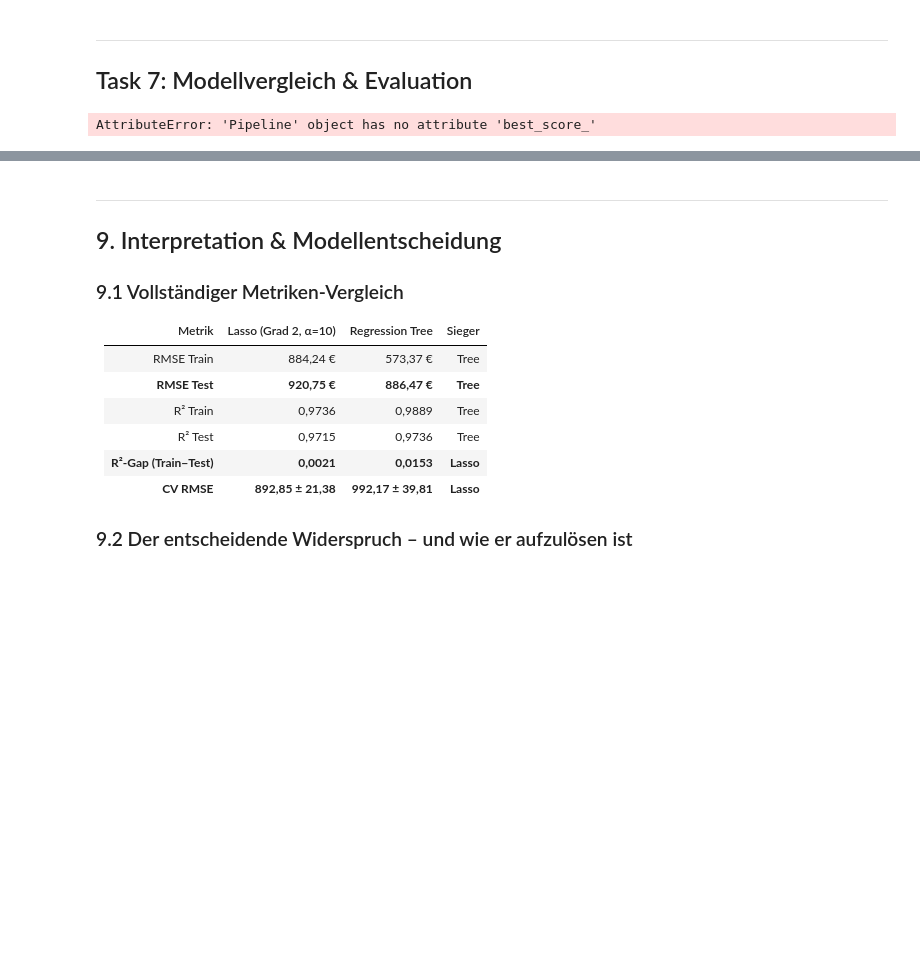
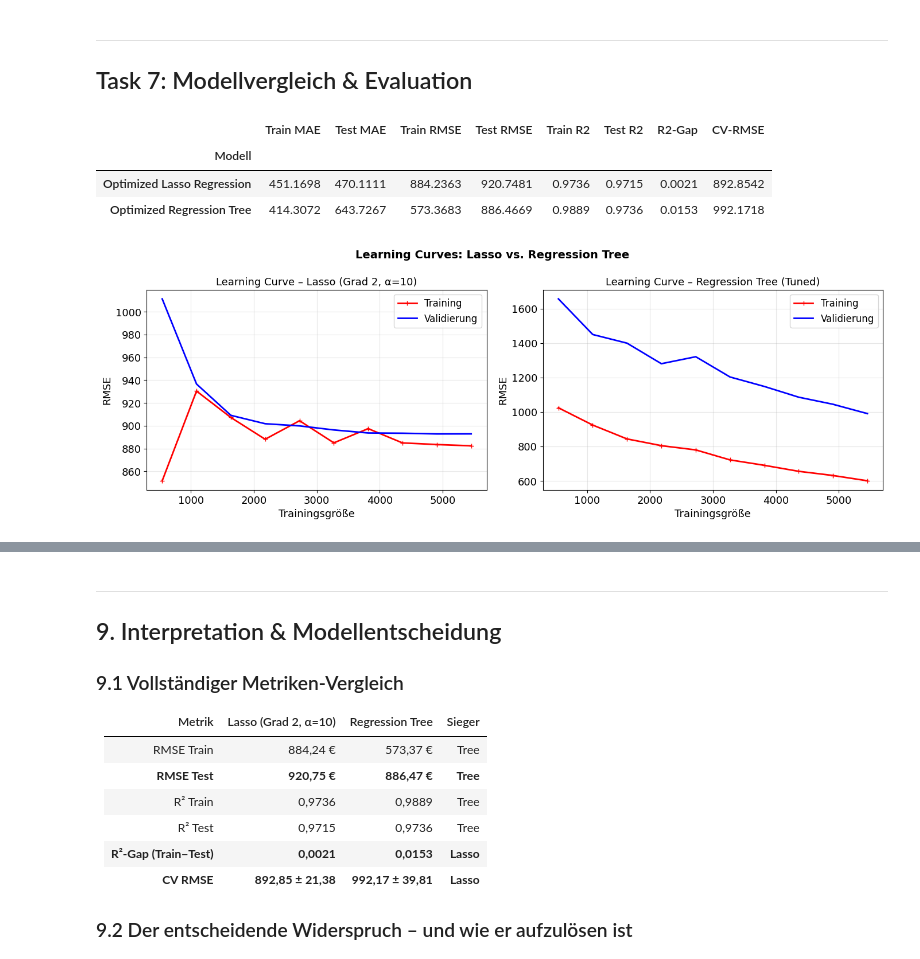
Before and after one commit to PatrickSchubert-Munich/DataScience_and_ML_Assignment, a Jupyter notebook: 02_regression/Assignment_02_2130238.ipynb, the cells around one changed output, grey strips where cells are left out. Drawn from its saved outputs; the diff is of its cells as text; code cells hidden in the pictures; blank space fills up the shorter version.

Commit message:
delete one plot for comparison in task 7

```diff
--- a/02_regression/Assignment_02_2130238.ipynb
+++ b/02_regression/Assignment_02_2130238.ipynb
@@ -1329,11 +1329,14 @@ def evaluate_model(model, model_name, cv_rmse):
         'CV-RMSE': cv_rmse
     }
 
-ridge_results = evaluate_model(best_lasso, 'Optimized Ridge Regression', -best_lasso.best_score_)
-tree_results = evaluate_model(best_lasso, 'Optimized Regression Tree', -best_lasso.best_score_)
+lasso_results = evaluate_model(best_lasso, 'Optimized Lasso Regression', -grid_lasso.best_score_)
+tree_results  = evaluate_model(best_tree,  'Optimized Regression Tree',  -tree_grid.best_score_)
 
-comparison_df = pd.DataFrame([ridge_results, tree_results]).set_index('Modell')
+comparison_df = pd.DataFrame([lasso_results, tree_results]).set_index('Modell')
 pd.set_option('display.float_format', '{:.4f}'.format)
 comparison_df
 # %% [output]
-AttributeError: 'Pipeline' object has no attribute 'best_score_'
+|  | Train MAE | Test MAE | Train RMSE | Test RMSE | Train R2 | Test R2 | R2-Gap | CV-RMSE |
+| Modell |  |  |  |  |  |  |  |  |
+| Optimized Lasso Regression | 451.1698 | 470.1111 | 884.2363 | 920.7481 | 0.9736 | 0.9715 | 0.0021 | 892.8542 |
+| Optimized Regression Tree | 414.3072 | 643.7267 | 573.3683 | 886.4669 | 0.9889 | 0.9736 | 0.0153 | 992.1718 |
@@ -1418,29 +1343,31 @@ plt.show()
 # %%
 fig, axes = plt.subplots(1, 2, figsize=(14, 5))
 
 for ax, model, title in zip(
     axes,
-    [lasso_model, tree_model],
+    [best_lasso, best_tree],
     ['Lasso (Grad 2, α=10)', 'Regression Tree (Tuned)']
 ):
     sizes, tr_scores, va_scores = learning_curve(
         model, X_train, y_train,
         cv=KFold(n_splits=5, shuffle=True, random_state=RANDOM_STATE),
         train_sizes=np.linspace(0.1, 1.0, 10),
         scoring='neg_root_mean_squared_error',
         n_jobs=-1
     )
     ax.plot(sizes, -tr_scores.mean(axis=1), 'r-+', linewidth=2, label='Training')
     ax.plot(sizes, -va_scores.mean(axis=1), 'b-',  linewidth=2, label='Validierung')
     ax.set_title(f'Learning Curve – {title}')
     ax.set_xlabel('Trainingsgröße')
     ax.set_ylabel('RMSE')
     ax.legend(loc='upper right')
     ax.grid(True, alpha=0.3)
 
 plt.suptitle('Learning Curves: Lasso vs. Regression Tree', fontsize=14, fontweight='bold')
 plt.tight_layout()
 plt.show()
+# %% [output]
+[figure, added]
 # %%
 fig, axes = plt.subplots(1, 3, figsize=(16, 5))
 
```
Also changed, not shown: parts of 3 cells of this notebook.
